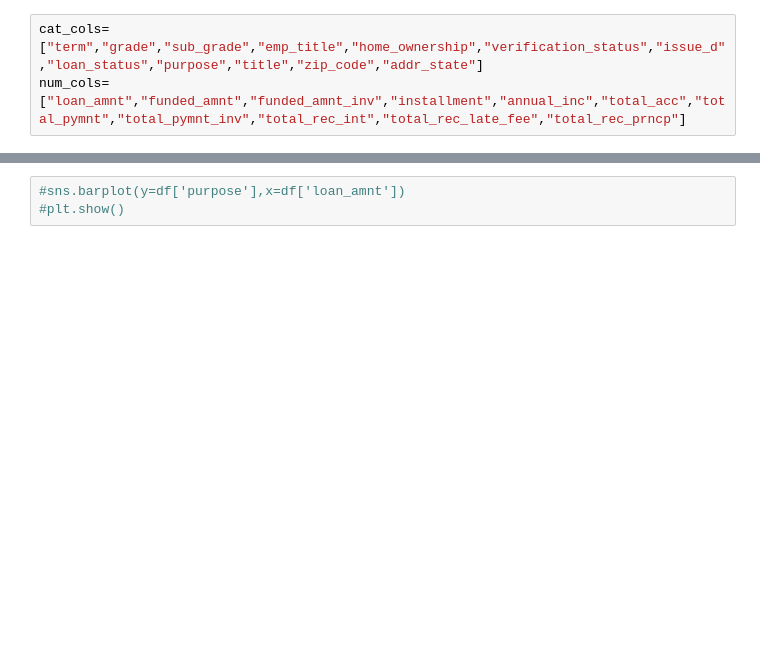
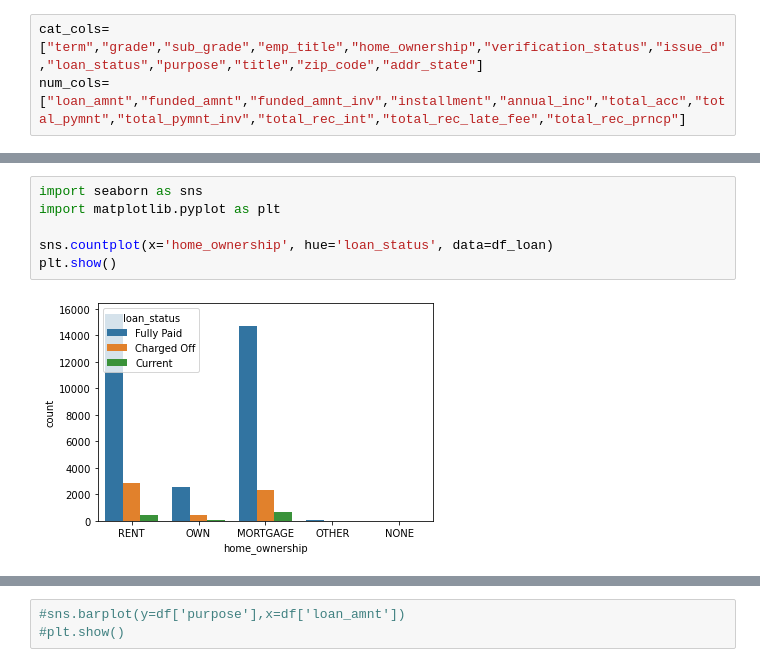
Before and after one commit to tushar091/LendingClubCaseStudy, a Jupyter notebook: Lending Case Study Group.ipynb, the cells around one changed output, grey strips where cells are left out. Drawn from its saved outputs; the diff is of its cells as text; blank space fills up the shorter version.

```diff
--- a/Lending Case Study Group.ipynb
+++ b/Lending Case Study Group.ipynb
@@ -89 +277,9 @@ plt.show()
+# %%
+import seaborn as sns
+import matplotlib.pyplot as plt
+
+sns.countplot(x='home_ownership', hue='loan_status', data=df_loan)
+plt.show()
+# %% [output]
+[figure, added]
 # %%
```
Also changed, not shown: parts of 54 cells of this notebook.
